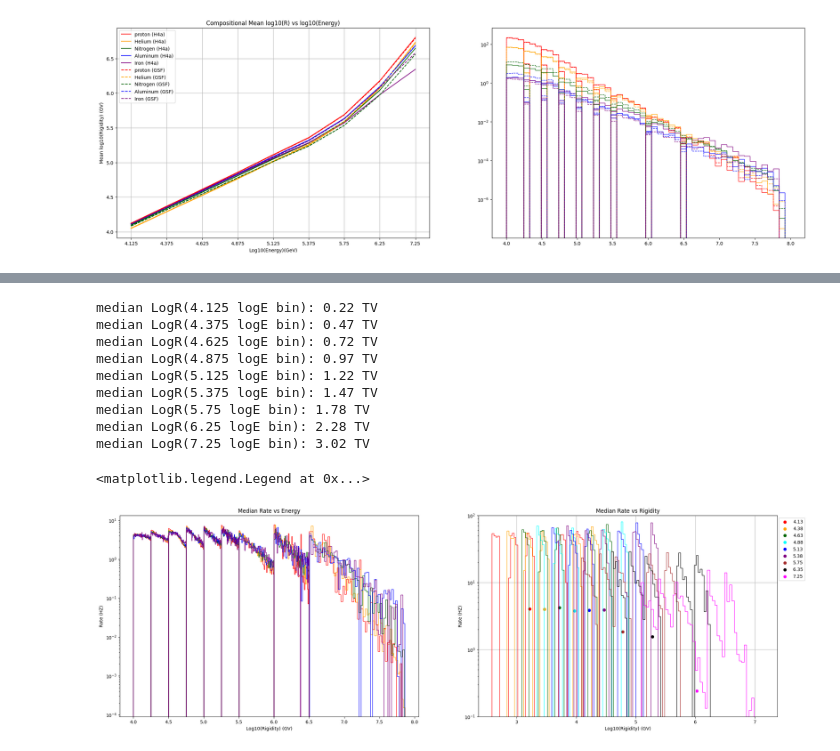
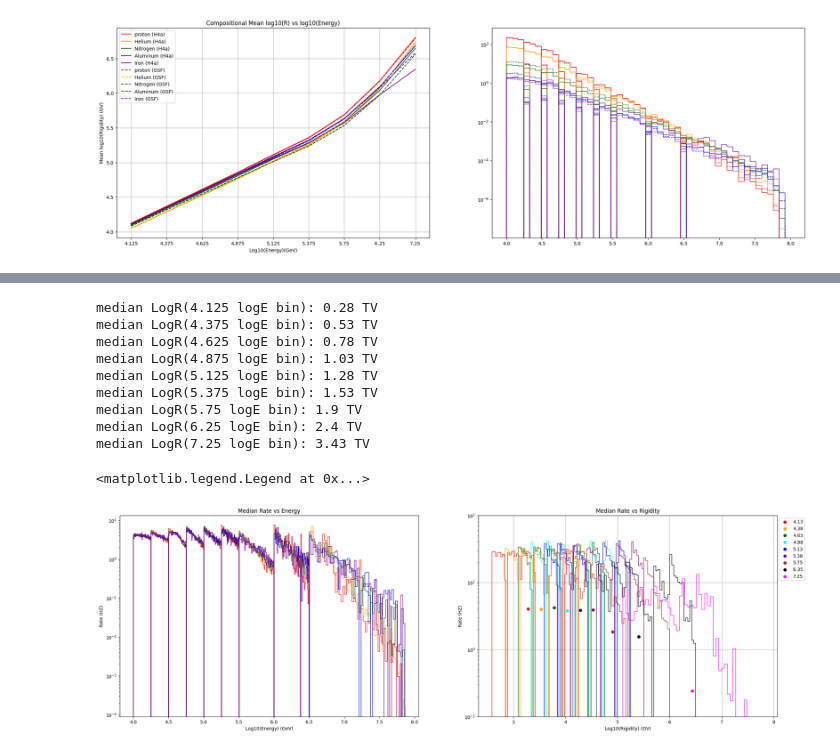
Before and after one commit to fmcnallyi3/it_anisotropy, a Jupyter notebook: rigidity/reco_energy.ipynb, the cells around one changed output, grey strips where cells are left out. Drawn from its saved outputs; the diff is of its cells as text; code cells hidden in the pictures.

```diff
--- a/rigidity/reco_energy.ipynb
+++ b/rigidity/reco_energy.ipynb
@@ -348,26 +366,3 @@ axs[0].legend()
 plt.show()
 # %% [output]
 [figure]
-# %%
-recon = 10**d['reco_energy']
-fig, axs = plt.subplots(figsize = (13 * ncols, 8), ncols=2)
-for i in BINS:
-    [pH_i, binph_i, pp_i] = axs[0].hist(np.log10(recon[np.logical_and(BINS[i],pcut, qual_cut)]/1), bins = 50, log = True, weights=d['GaisserH4a'][np.logical_and(BINS[i],pcut)], color = 'red',histtype = 'step', label ='P', density=True)
-    [HeH_i, binhh_i, ph_i] =axs[0].hist(np.log10(recon[np.logical_and(BINS[i],Hecut, qual_cut)]/2), bins = 50, log = True, weights=d['GaisserH4a'][np.logical_and(BINS[i],Hecut)], color = 'orange',histtype = 'step', label ='He', density=True)
-    [NH_i, binnh_i, pn_i] = axs[0].hist(np.log10(recon[np.logical_and(BINS[i],Ncut, qual_cut)]/7), bins = 50, log = True, weights=d['GaisserH4a'][np.logical_and(BINS[i],Ncut)], color = 'darkgreen',histtype = 'step', label ='N', density=True)
-    [AlH_i, binah_i, pa_i] = axs[0].hist(np.log10(recon[np.logical_and(BINS[i],Alcut, qual_cut)]/13), bins = 50, log = True, weights=d['GaisserH4a'][np.logical_and(BINS[i],Alcut)], color = 'blue',histtype = 'step', label ='Al', density=True)
-    [FeH_i, binfh_i, pf_i] = axs[0].hist(np.log10(recon[np.logical_and(BINS[i],Fecut, qual_cut)]/26), bins = 50, log = True, weights=d['GaisserH4a'][np.logical_and(BINS[i],Fecut)], color = 'purple',histtype = 'step', label ='Fe', density=True)
-
-    mbinprh_i = (binph_i[:1]+binph_i[:-1])/2
-    mbinhrh_i = (binhh_i[:1]+binhh_i[:-1])/2
-    mbinnrh_i = (binnh_i[:1]+binnh_i[:-1])/2
-    mbinarh_i = (binah_i[:1]+binah_i[:-1])/2
-    mbinfrh_i = (binfh_i[:1]+binfh_i[:-1])/2
-    medbin_i = np.append((np.append((np.append(mbinprh_i, mbinhrh_i)), (np.append(mbinnrh_i, mbinarh_i)))),mbinfrh_i)
-    medwt_i = np.append((np.append((np.append(pH_i, HeH_i)), (np.append(NH_i, AlH_i)))), FeH_i)
-
-    axs[1].hist(medbin_i, weights=medwt_i, bins=50, log=True, histtype='step', density=False, color=BINC[i])
-
-    axs[1].scatter(np.median(medbin_i), np.median(medwt_i), color=BINC[i], label=BINL[i])
-
-    print('median LogR' + '(' + i + ' logE bin): ' + str(round(np.median(medbin_i-3),2)) + ' TV')
@@ -387,47 +371,52 @@ median LogR(7.25 logE bin): 3.02 TV
 medArr = []
 fig, axs = plt.subplots(figsize = (13 * ncols, 8), ncols=2)
 
+# loop to create reconstructed energy histograms and calculate/plot rgidity histograms + median rigidty per energy bin
 for i in BINS:
     [pH_i, binph_i, pp_i] = axs[0].hist(d['reco_energy'][np.logical_and(BINS[i],pcut, qual_cut)], bins = 50, log = True, weights=d['GaisserH4a'][np.logical_and(BINS[i],pcut)], color = 'red',histtype = 'step', label ='P', density=True)
     [HeH_i, binhh_i, ph_i] =axs[0].hist(d['reco_energy'][np.logical_and(BINS[i],Hecut, qual_cut)], bins = 50, log = True, weights=d['GaisserH4a'][np.logical_and(BINS[i],Hecut)], color = 'orange',histtype = 'step', label ='He', density=True)
     [NH_i, binnh_i, pn_i] = axs[0].hist(d['reco_energy'][np.logical_and(BINS[i],Ncut, qual_cut)], bins = 50, log = True, weights=d['GaisserH4a'][np.logical_and(BINS[i],Ncut)], color = 'darkgreen',histtype = 'step', label ='N', density=True)
     [AlH_i, binah_i, pa_i] = axs[0].hist(d['reco_energy'][np.logical_and(BINS[i],Alcut, qual_cut)], bins = 50, log = True, weights=d['GaisserH4a'][np.logical_and(BINS[i],Alcut)], color = 'blue',histtype = 'step', label ='Al', density=True)
     [FeH_i, binfh_i, pf_i] = axs[0].hist(d['reco_energy'][np.logical_and(BINS[i],Fecut, qual_cut)], bins = 50, log = True, weights=d['GaisserH4a'][np.logical_and(BINS[i],Fecut)], color = 'purple',histtype = 'step', label ='Fe', density=True)
 
-    mbinprh_i = (binph_i[:1]+binph_i[:-1])/2 - np.log10(1)
-    mbinhrh_i = (binhh_i[:1]+binhh_i[:-1])/2 - np.log10(2)
-    mbinnrh_i = (binnh_i[:1]+binnh_i[:-1])/2 - np.log10(7)
-    mbinarh_i = (binah_i[:1]+binah_i[:-1])/2 - np.log10(13)
-    mbinfrh_i = (binfh_i[:1]+binfh_i[:-1])/2 - np.log10(26)
+    # calculate the median energy bins + weights from the reco_energy histograms
+    mbinprh_i = (binph_i[1:]+binph_i[:-1])/2 - np.log10(1)
+    mbinhrh_i = (binhh_i[1:]+binhh_i[:-1])/2 - np.log10(2)
+    mbinnrh_i = (binnh_i[1:]+binnh_i[:-1])/2 - np.log10(7)
+    mbinarh_i = (binah_i[1:]+binah_i[:-1])/2 - np.log10(13)
+    mbinfrh_i = (binfh_i[1:]+binfh_i[:-1])/2 - np.log10(26)
     medbin_i = np.append((np.append((np.append(mbinprh_i, mbinhrh_i)), (np.append(mbinnrh_i, mbinarh_i)))),mbinfrh_i)
     medwt_i = np.append((np.append((np.append(pH_i, HeH_i)), (np.append(NH_i, AlH_i)))), FeH_i)
 
     axs[1].hist(medbin_i, weights=medwt_i, bins=50, log=True, histtype='step', density=False, color=BINC[i])
 
     axs[1].scatter(np.median(medbin_i), np.median(medwt_i), color=BINC[i], label=BINL[i])
 
     print('median LogR' + '(' + i + ' logE bin): ' + str(round(np.median(medbin_i-3),2)) + ' TV')
 
     medArr.append(np.median(medbin_i)-3)
 
+# Set plot labels and titles
 axs[0].set_title('Median Rate vs Energy')
 axs[1].set_title('Median Rate vs Rigidity')
-axs[0].set_xlabel('Log10(Rigidity) (GV)')
+axs[0].set_xlabel('Log10(Energy) (GeV)')
 axs[1].set_xlabel('Log10(Rigidity) (GV)')
 axs[0].set_ylabel('Rate (HZ)')
 axs[1].set_ylabel('Rate (HZ)')
+# set limit of the y-axis
 axs[1].set_ylim(.1,100)
 axs[1].grid()
+# show and move the legend box out of the plot
 plt.legend(bbox_to_anchor=(1.1, 1))
 # %% [output]
-median LogR(4.125 logE bin): 0.22 TV
-median LogR(4.375 logE bin): 0.47 TV
-median LogR(4.625 logE bin): 0.72 TV
-median LogR(4.875 logE bin): 0.97 TV
-median LogR(5.125 logE bin): 1.22 TV
-median LogR(5.375 logE bin): 1.47 TV
-median LogR(5.75 logE bin): 1.78 TV
-median LogR(6.25 logE bin): 2.28 TV
-median LogR(7.25 logE bin): 3.02 TV
+median LogR(4.125 logE bin): 0.28 TV
+median LogR(4.375 logE bin): 0.53 TV
+median LogR(4.625 logE bin): 0.78 TV
+median LogR(4.875 logE bin): 1.03 TV
+median LogR(5.125 logE bin): 1.28 TV
+median LogR(5.375 logE bin): 1.53 TV
+median LogR(5.75 logE bin): 1.9 TV
+median LogR(6.25 logE bin): 2.4 TV
+median LogR(7.25 logE bin): 3.43 TV
 <matplotlib.legend.Legend at 0x...>
-[figure, old version]
+[figure, new version]
```
Also changed, not shown: parts of 16 cells of this notebook.
